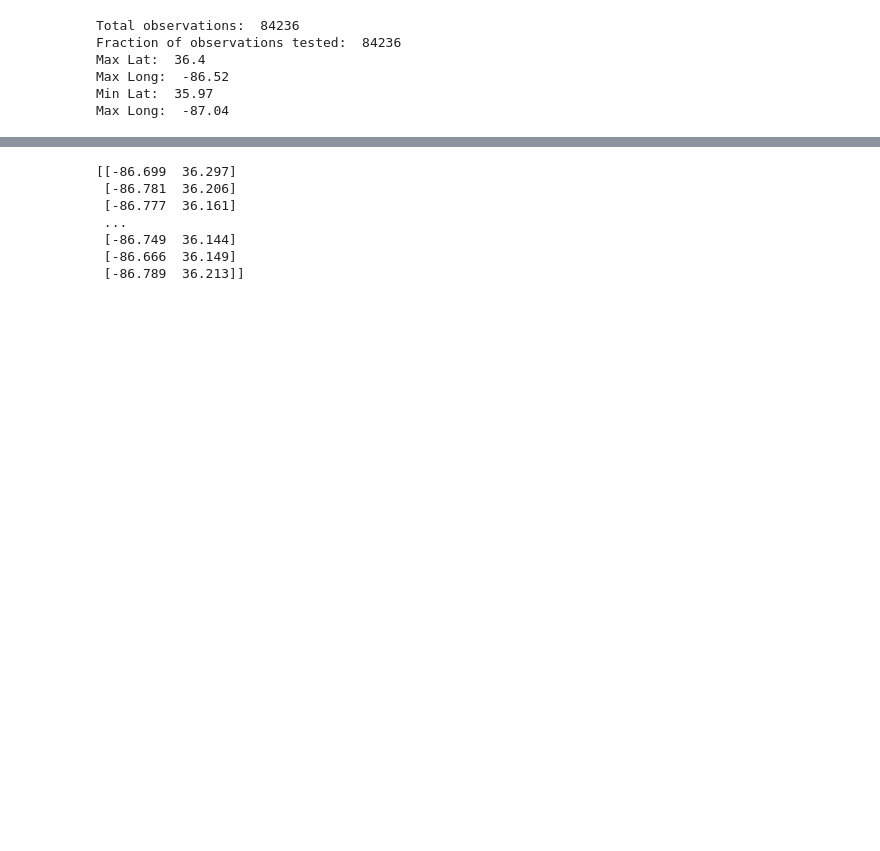
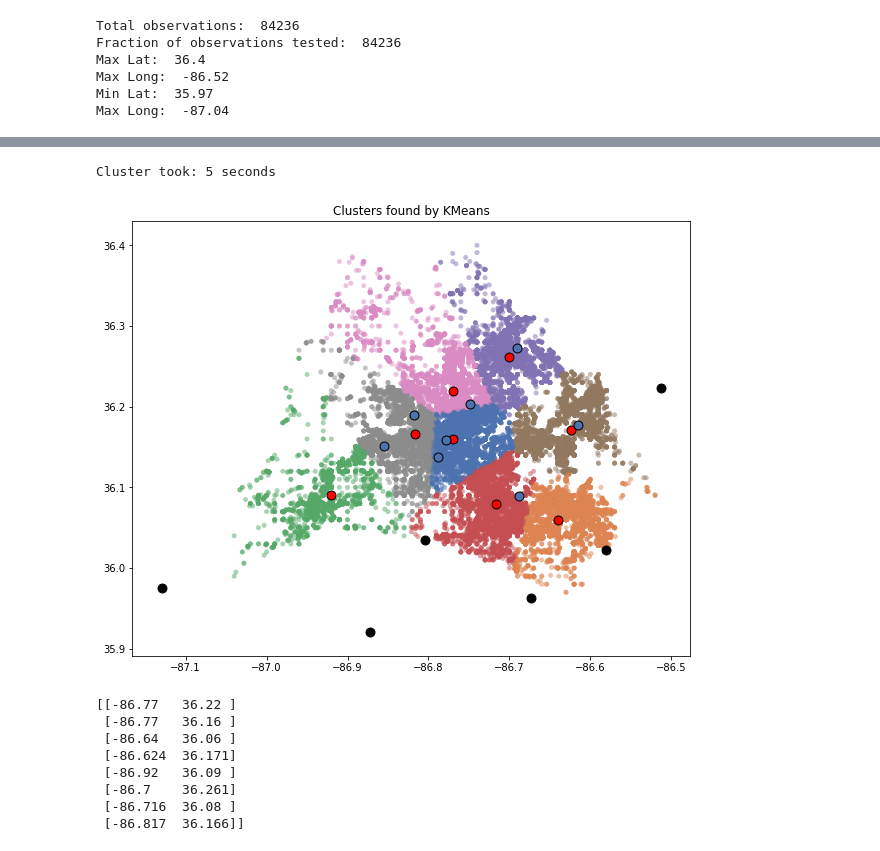
Before and after one commit to balodge61/Nashville, a Jupyter notebook: 2018_Incident.ipynb, the cells around one changed output, grey strips where cells are left out. Drawn from its saved outputs; the diff is of its cells as text; code cells hidden in the pictures; blank space fills up the shorter version.

```diff
--- a/2018_Incident.ipynb
+++ b/2018_Incident.ipynb
@@ -36,3 +85,53 @@ array = df_sm[['Longitude', 'Latitude']].values
+# %%
+def plot_clusters(data, algorithm, args, kwds):
+    start_time = time.time()
+    labels = algorithm(*args, **kwds).fit_predict(data)
+    palette = sns.color_palette('deep', np.unique(labels).max() + 1)
+    colors = [palette[x] if x >= 0 else (0.0, 0.0, 0.0) for x in labels]
+    plt.figure(figsize=(10,8))
+    plt.scatter(data.T[0], data.T[1], c=colors, **plot_kwds)
+    frame = plt.gca()
+    frame.axes.get_xaxis().set_visible(True)
+    frame.axes.get_yaxis().set_visible(True)
+    end_time = time.time()
+    print('Cluster took:', round(end_time-start_time),'seconds')
+    #plt.text(-0.5, 0.7, s = (end_time - start_time), fontsize=14)
+
+    plt.title('Clusters found by {}'.format(str(algorithm.__name__)))
+# %%
+%matplotlib inline
+
+KMeans_Centroids = cluster.KMeans(n_clusters= 8,
+                                 random_state = seed).fit_predict(data)
+
+X = array
+y = KMeans_Centroids
+clf = NearestCentroid(metric = 'manhattan')
+clf.fit(X,y)
+
+cent = clf.centroids_
+lat_cent = np.hsplit(cent,2)[:1]
+long_cent = np.hsplit(cent,2)[1:]
+
+
+p = plot_clusters(data, cluster.KMeans,(), {'n_clusters':8})
+plt.scatter(lat_cent,long_cent, c='red',s=80,edgecolors='black')
+plt.scatter(police_lat, police_long, c='b',s=80,edgecolors='black')
+plt.scatter(other_lat, other_long, c='black',s=80,edgecolors='black')
+plt.show()
+
+print(cent)
+# %% [output]
+Cluster took: 5 seconds
+[figure, added]
+[[-86.77   36.22 ]
+ [-86.77   36.16 ]
+ [-86.64   36.06 ]
+ [-86.624  36.171]
+ [-86.92   36.09 ]
+ [-86.7    36.261]
+ [-86.716  36.08 ]
+ [-86.817  36.166]]
 # %%
 #from sklearn.cluster import SpectralClustering
 #from sklearn import cluster
@@ -42,22 +151,0 @@ array = df_sm[['Longitude', 'Latitude']].values
-# %%
-#### Existing Precinct Station Locations ####
-
-police_long = [36.15171,36.18972,36.13706,36.15912,
-              36.20321,36.08978,36.17756,36.2733]
-
-police_lat = [-86.8554,-86.81816,-86.78866,-86.7785,
-               -86.74821,-86.68849,-86.61507,-86.69068]
-
-other_long = [36.034759, 35.962711]
-
-other_lat = [-86.804166, -86.673531]
-
-print(array)
-# %% [output]
-[[-86.699  36.297]
- [-86.781  36.206]
- [-86.777  36.161]
- ...
- [-86.749  36.144]
- [-86.666  36.149]
- [-86.789  36.213]]
```
Also changed, not shown: parts of 11 cells of this notebook.
